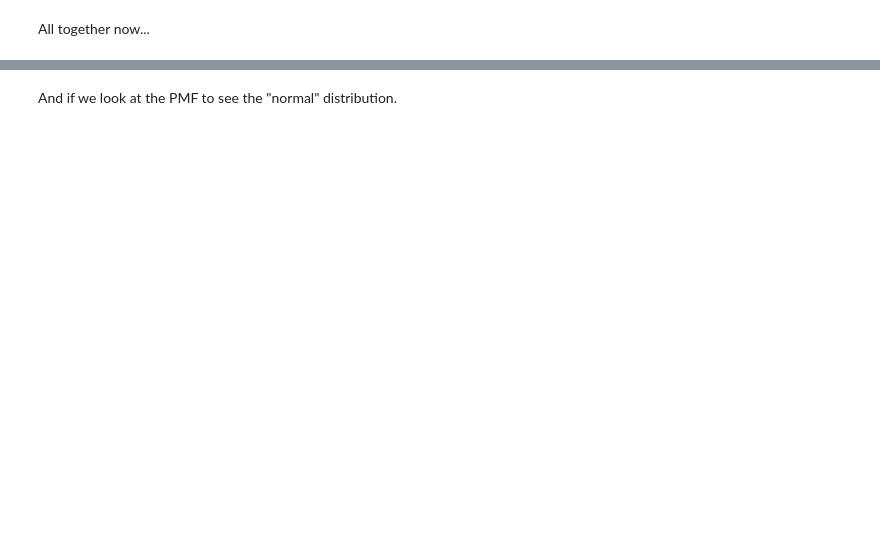
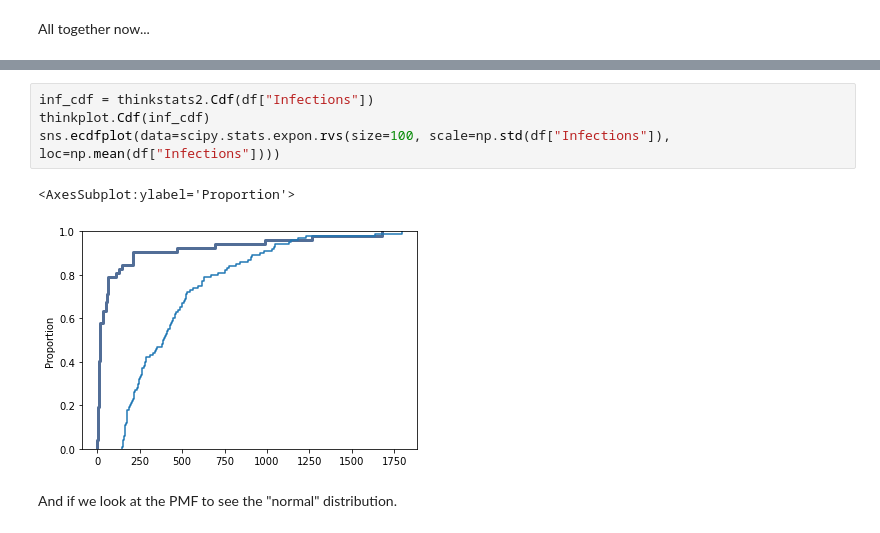
Before and after one commit to SidhST12/Basic_Stats_in_Python_Student_Workbooks, a Jupyter notebook: 007_DistributionsExample.ipynb, the cells around one changed output, grey strips where cells are left out. Drawn from its saved outputs; the diff is of its cells as text; blank space fills up the shorter version.

```diff
--- a/007_DistributionsExample.ipynb
+++ b/007_DistributionsExample.ipynb
@@ -87,3 +120,10 @@ sns.ecdfplot(data=scipy.stats.expon.rvs(size=100, scale=np.std(df["Infections"])
+# %%
+inf_cdf = thinkstats2.Cdf(df["Infections"])
+thinkplot.Cdf(inf_cdf)
+sns.ecdfplot(data=scipy.stats.expon.rvs(size=100, scale=np.std(df["Infections"]), loc=np.mean(df["Infections"])))
+# %% [output]
+<AxesSubplot:ylabel='Proportion'>
+[figure, added]
 # %% [markdown]
 And if we look at the PMF to see the "normal" distribution.
 # %%
```
Also changed, not shown: parts of 19 cells of this notebook, 1 other file.
